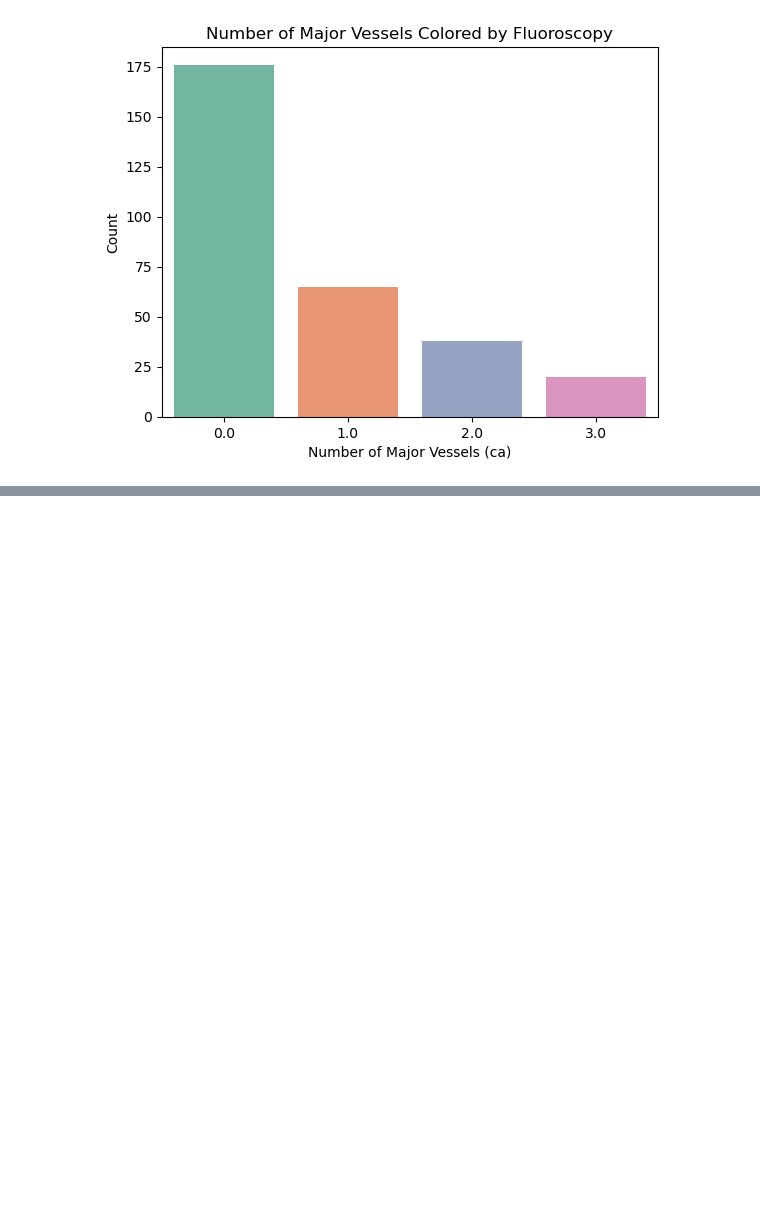
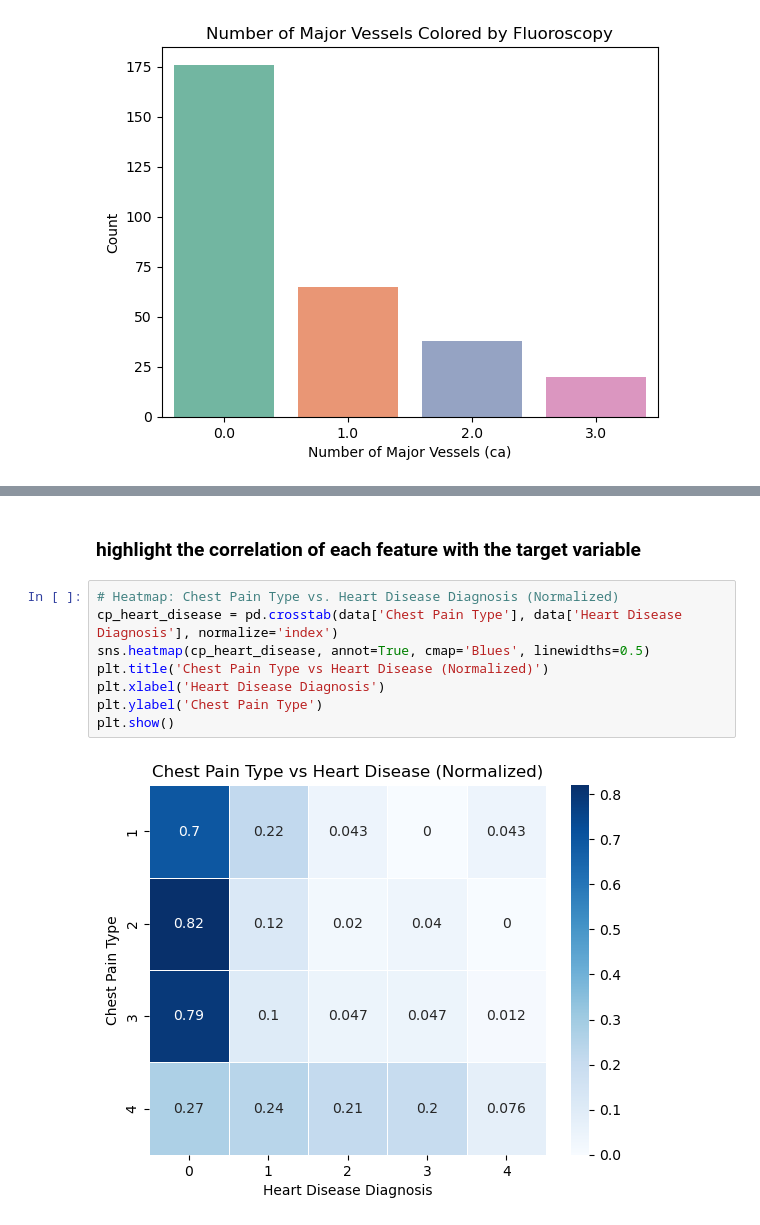
Before and after one commit to chenxi-liu233/24Fall_CSCI6806_Group10, a Jupyter notebook: eda/eda.ipynb, the cells around one changed output, grey strips where cells are left out. Drawn from its saved outputs; the diff is of its cells as text; blank space fills up the shorter version.

```diff
--- a/eda/eda.ipynb
+++ b/eda/eda.ipynb
@@ -202,0 +218,12 @@ plt.show()
+# %% [markdown]
+### highlight the correlation of each feature with the target variable
+# %%
+# Heatmap: Chest Pain Type vs. Heart Disease Diagnosis (Normalized)
+cp_heart_disease = pd.crosstab(data['Chest Pain Type'], data['Heart Disease Diagnosis'], normalize='index')
+sns.heatmap(cp_heart_disease, annot=True, cmap='Blues', linewidths=0.5)
+plt.title('Chest Pain Type vs Heart Disease (Normalized)')
+plt.xlabel('Heart Disease Diagnosis')
+plt.ylabel('Chest Pain Type')
+plt.show()
+# %% [output]
+[figure, added]
```
Also changed, not shown: parts of 2 cells of this notebook.
